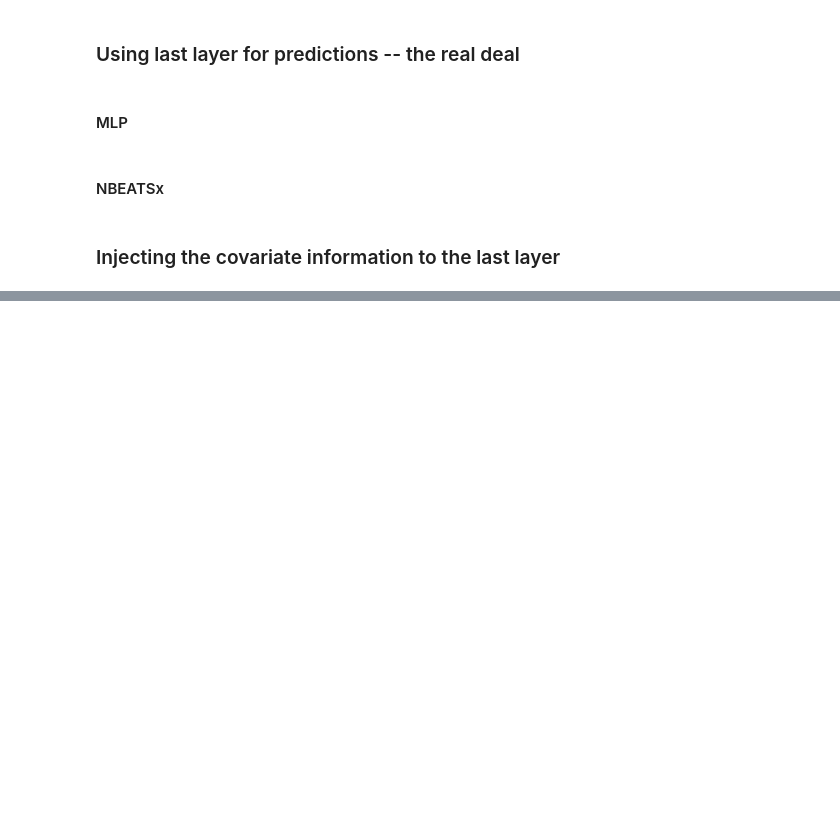
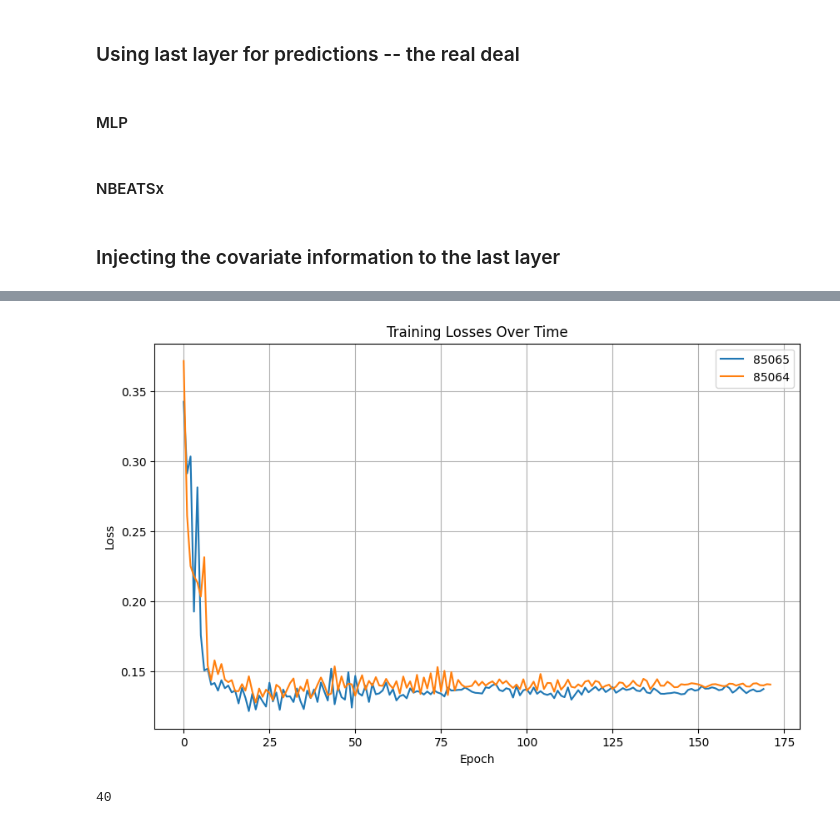
Before and after one commit to rok-klancic/foundation-models, a Jupyter notebook: notebooks/time_moe.ipynb, the cells around one changed output, grey strips where cells are left out. Saved outputs shown, nothing was run; the diff lists cells and outputs as text; code cells hidden in the pictures; blank space fills up the shorter version.

```diff
--- a/notebooks/time_moe.ipynb
+++ b/notebooks/time_moe.ipynb
@@ -1961,0 +2217,18 @@ r2_average
+# %%
+# Plot training losses over epochs
+plt.figure(figsize=(10, 6))
+for key in losses.keys():
+    plt.plot(val_losses[key][:], label=key)
+
+plt.xlabel('Epoch')
+plt.ylabel('Loss')
+plt.title('Training Losses Over Time')
+plt.legend()
+plt.grid(True)
+plt.show()
+# %% [output]
+[figure, added]
+# %%
+val_losses[85064].index(min(val_losses[85064]))
+# %% [output]
+40
```
Also changed, not shown: parts of 12 cells of this notebook, 20 other files.
